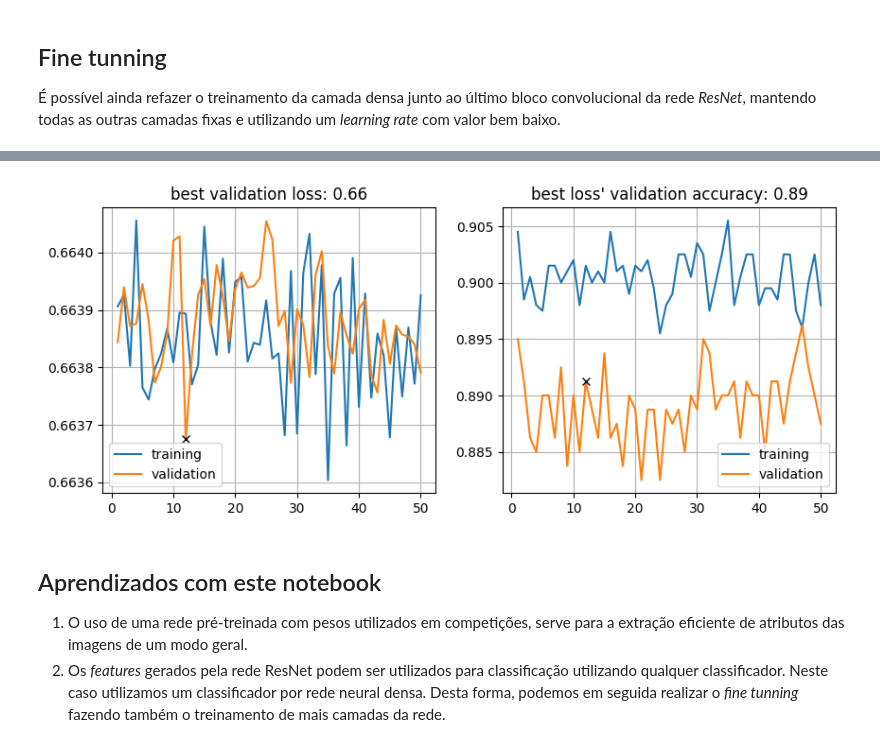
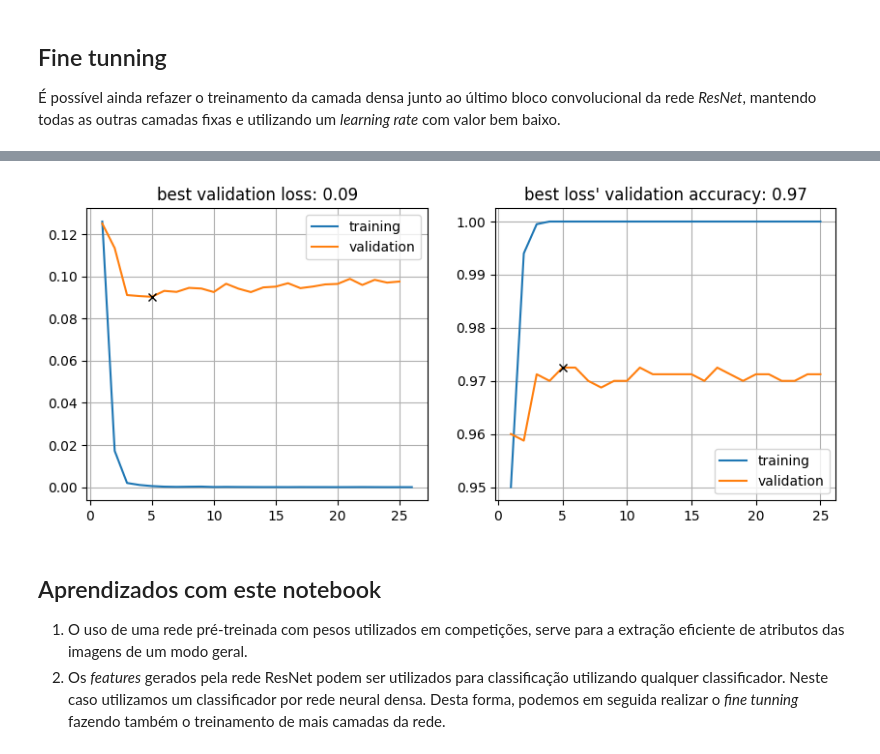
Before and after one commit to robertoalotufo/rnap, a Jupyter notebook: PyTorch/transfer_learning_catsdogs.ipynb, the cells around one changed output, grey strips where cells are left out. Cells and saved outputs as stored; diff of their text form; code cells hidden in the pictures.

```diff
--- a/PyTorch/transfer_learning_catsdogs.ipynb
+++ b/PyTorch/transfer_learning_catsdogs.ipynb
@@ -237,9 +252,12 @@ plt.show()
 ## Fine tunning
 É possível ainda refazer o treinamento da camada densa junto ao último bloco convolucional da rede *ResNet*, mantendo todas as outras camadas fixas e utilizando um *learning rate* com valor bem baixo.
 # %%
-for param in model.mrnc.layer3[5].parameters():
-    param.requires_grad = True
-for param in model.mrnd.dens1.parameters():
+# model.train()
+# for param in model.mrn_conv.layer3[5].parameters():
+#     param.requires_grad = True
+# for param in model.mrn_dens.parameters():
+#     param.requires_grad = True
+for param in model.parameters():
     param.requires_grad = True
 
 batch_size = 40
@@ -247,20 +265,20 @@ loader_train = torch.utils.data.DataLoader(dataset_train, batch_size=batch_size,
 loader_valid = torch.utils.data.DataLoader(dataset_valid, batch_size=batch_size, shuffle=False)
 
 n_epochs = 50
-optm = torch.optim.Adam(params=model.mrnd.parameters(), lr=1.e-9)
+optm = torch.optim.Adam(params=model.parameters(),  lr=1.e-4)
 schd = torch.optim.lr_scheduler.StepLR(optm, step_size=10, gamma=0.75)
-cb_chkpt = ptt.ModelCheckpoint('../../models/transfer_learning_catsdogs', reset=True, verbose=1)
+cb_chkpt = ptt.ModelCheckpoint('../../models/transferlearning_finetunning_catsdogs', reset=True, verbose=1)
 
-trainer = ptt.DeepNetTrainer(model         = model,
-                             criterion     = nn.CrossEntropyLoss(),
-                             optimizer     = optm,
-                             lr_scheduler  = schd,
-                             callbacks = [cb_chkpt, ptt.AccuracyMetric(), ptt.PrintCallback()])
+trainer_finetunning = ptt.DeepNetTrainer(model         = model,
+                                         criterion     = nn.CrossEntropyLoss(),
+                                         optimizer     = optm,
+                                         lr_scheduler  = schd,
+                                         callbacks = [cb_chkpt, ptt.AccuracyMetric(), ptt.PrintCallback()])
 
 train = True
 if train:
-    trainer.fit_loader(n_epochs, loader_train, loader_valid)
-# else:
-#     trainer.load_state('/data/models/data_augmentation_catsdogs')
+    trainer_finetunning.fit_loader(n_epochs, loader_train, loader_valid)
+else:
+    trainer_finetunning.load_state('/data/models/transferlearning_finetunning_catsdogs')
 # %% [output]
 Start training for 50 epochs
@@ -283,25 +301,7 @@ Stop training at epoch: 50/50
-# %%
-idx = np.argmin(trainer.metrics['valid']['losses'])
-a_epochs = np.arange(1, 1 + len(trainer.metrics['valid']['acc']))
-fig = plt.figure(figsize=(10, 4), dpi=100)
-ax = fig.add_subplot(1, 2, 1)
-ax.plot(a_epochs, trainer.metrics['train']['losses'], label='training')
-ax.plot(a_epochs, trainer.metrics['valid']['losses'], label='validation')
-ax.set_title('best validation loss: {:.2f}'.format(trainer.metrics['valid']['losses'][idx]))
-ax.plot(idx + 1, trainer.metrics['valid']['losses'][idx], 'kx')
-ax.legend()
-ax.grid(True)
-
-ax = fig.add_subplot(1, 2, 2)
-ax.plot(a_epochs, trainer.metrics['train']['acc'], label='training')
-ax.plot(a_epochs, trainer.metrics['valid']['acc'], label='validation')
-ax.set_title('best loss\' validation accuracy: {:.2f}'.format(trainer.metrics['valid']['acc'][idx]))
-ax.plot(idx + 1, trainer.metrics['valid']['acc'][idx], 'kx')
-ax.legend()
-ax.grid(True)
-plt.show()
-# %% [output]
-[figure, removed]
+# %%
+show_history(trainer_finetunning)
+# %% [output]
+[figure, added]
 # %% [markdown]
 ## Aprendizados com este notebook
 
```
Also changed, not shown: parts of 9 cells of this notebook, 1 other file.
